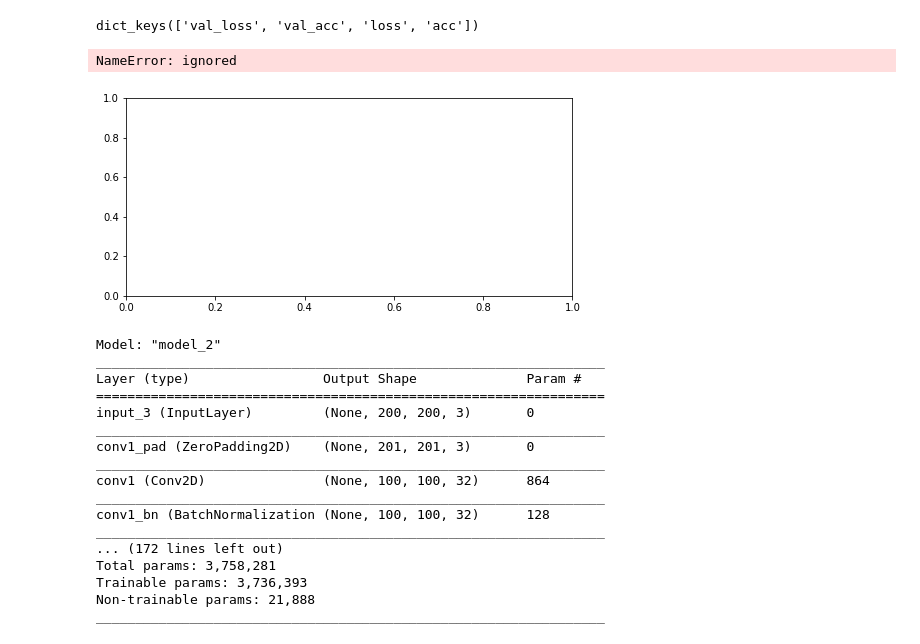
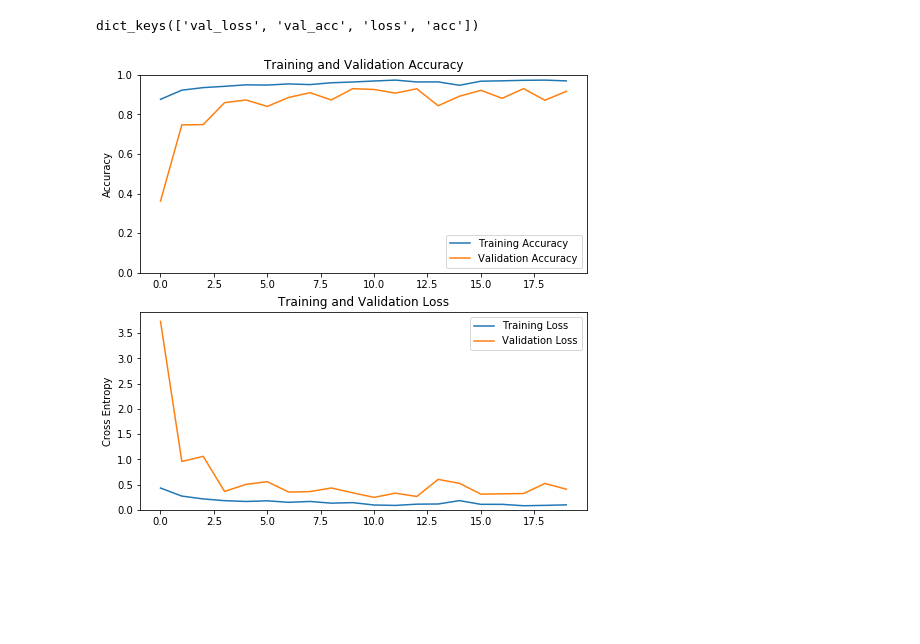
Before and after one commit to mahesh-sudhakar/NEU_XAI, a Jupyter notebook: xai_tl.ipynb, the cells around one changed output. Saved outputs shown, nothing was run; the diff lists cells and outputs as text; code cells hidden in the pictures; blank space fills up the shorter version.

```diff
--- a/xai_tl.ipynb
+++ b/xai_tl.ipynb
@@ -122,25 +140,24 @@ val_loss = history.history['val_loss']
 # %%
 plt.figure(figsize=(8, 8))
 plt.subplot(2, 1, 1)
 plt.plot(acc, label='Training Accuracy')
 plt.plot(val_acc, label='Validation Accuracy')
 plt.legend(loc='lower right')
 plt.ylabel('Accuracy')
 plt.ylim([0,1])
 plt.title('Training and Validation Accuracy')
 
 plt.subplot(2, 1, 2)
 plt.plot(loss, label='Training Loss')
 plt.plot(val_loss, label='Validation Loss')
 plt.legend(loc='upper right')
 plt.ylabel('Cross Entropy')
-plt.ylim([0,1])
+plt.ylim([0,max(plt.ylim())])
 plt.title('Training and Validation Loss')
+plt.savefig('/content/drive/My Drive/xai_model/TV_AL_80_20_1.jpg')
 plt.show()
-plt.savefig('/content/drive/My Drive/xai_model/TV_AL_80_20_1.png')
 # %% [output]
-NameError: ignored
-[figure, old version]
+[figure, new version]
 # %%
 model.save('/content/drive/My Drive/xai_model/model.h5')
 # %%
@@ -150,20 +166,0 @@ lm = load_model('/content/drive/My Drive/xai_model/model.h5')
-# %%
-lm.summary()
-# %% [output]
-Model: "model_2"
-_________________________________________________________________
-Layer (type)                 Output Shape              Param #
-=================================================================
-input_3 (InputLayer)         (None, 200, 200, 3)       0
-_________________________________________________________________
-conv1_pad (ZeroPadding2D)    (None, 201, 201, 3)       0
-_________________________________________________________________
-conv1 (Conv2D)               (None, 100, 100, 32)      864
-_________________________________________________________________
-conv1_bn (BatchNormalization (None, 100, 100, 32)      128
-_________________________________________________________________
-... (172 lines left out)
-Total params: 3,758,281
-Trainable params: 3,736,393
-Non-trainable params: 21,888
-_________________________________________________________________
```
Also changed, not shown: parts of 6 cells of this notebook.
